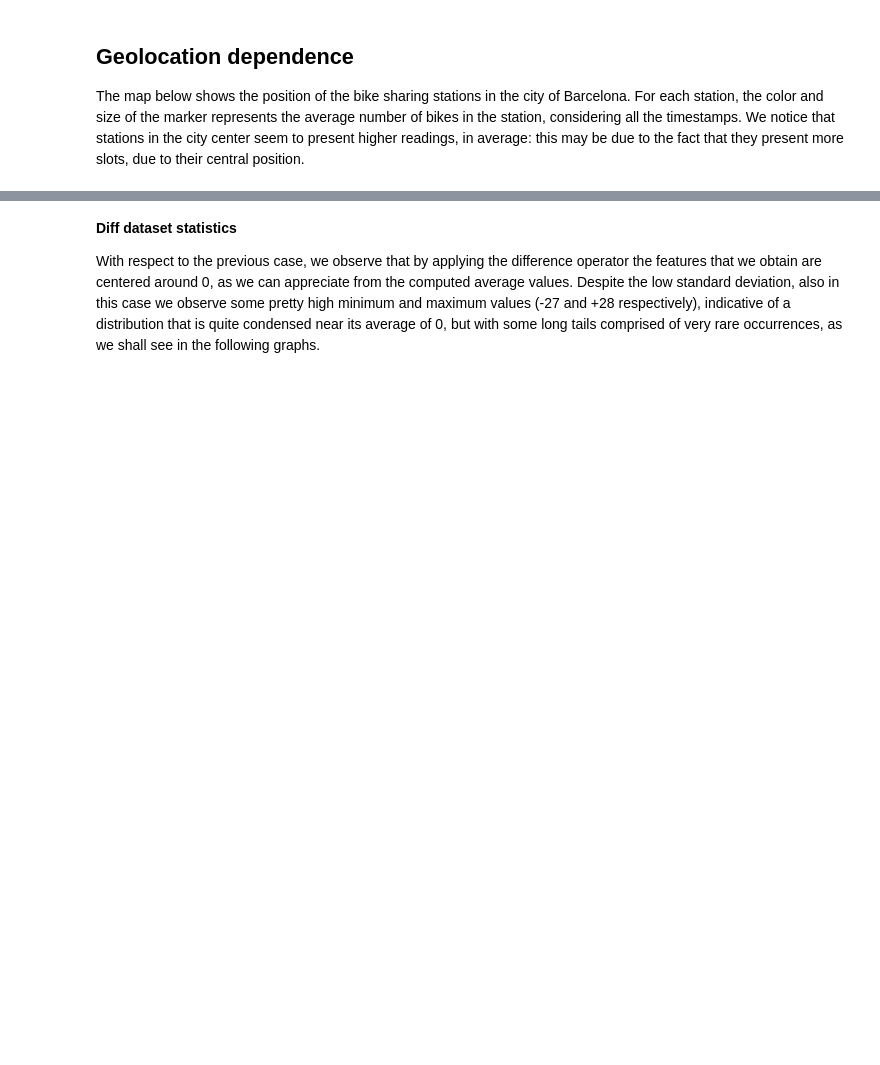
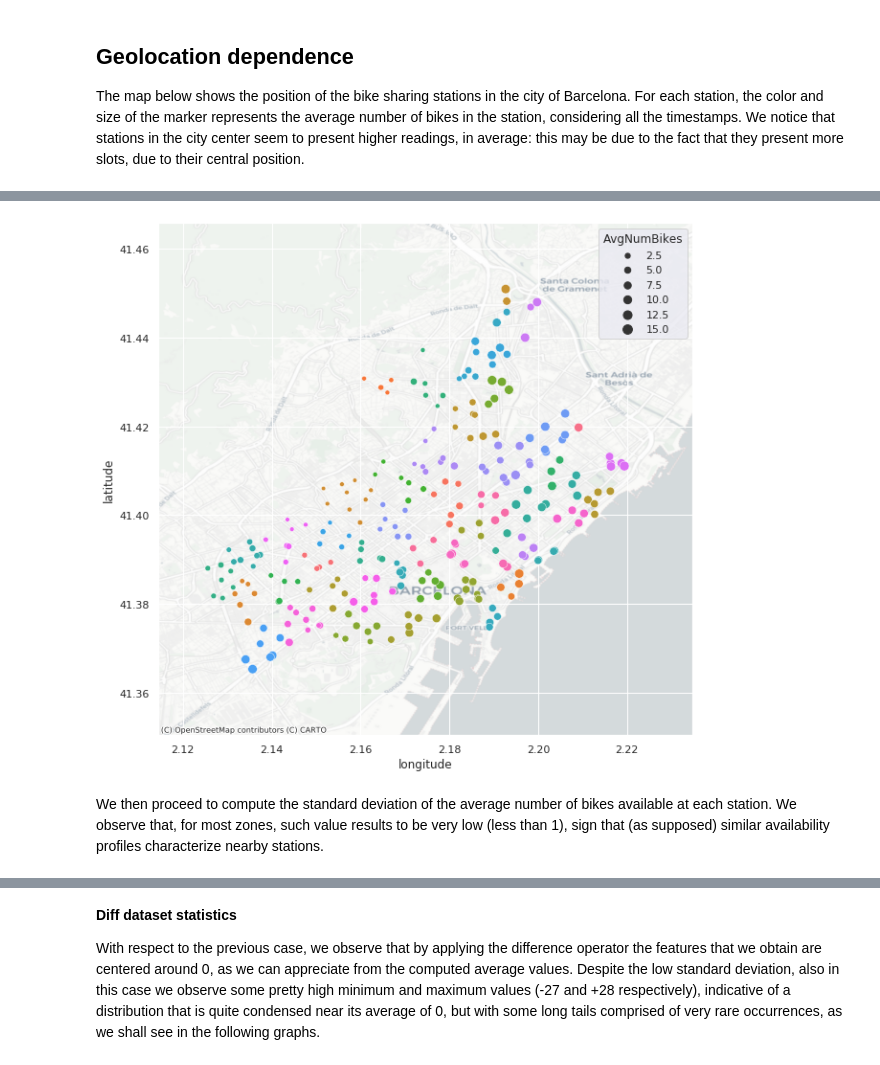
Before and after one commit to mattecora/BikeSharingAvailabilityPredictor, a Jupyter notebook: 01_data_exploration.ipynb, the cells around one changed output, grey strips where cells are left out. Drawn from its saved outputs; the diff is of its cells as text; code cells hidden in the pictures; blank space fills up the shorter version.

```diff
--- a/01_data_exploration.ipynb
+++ b/01_data_exploration.ipynb
@@ -317,0 +293,26 @@ cx.add_basemap(ax, crs="EPSG:4326", source=cx.providers.CartoDB.Positron);
+# %%
+from pyspark.ml import Pipeline
+from pyspark.ml.feature import VectorAssembler
+from pyspark.ml.clustering import KMeans
+
+zones = Pipeline(stages=[
+    VectorAssembler(inputCols=["longitude", "latitude"], outputCol="features"),
+    KMeans(k=50, predictionCol="Zone", seed=42)
+]).fit(stationsData.filter(F.col("id") <= 283)).transform(stationsData.filter(F.col("id") <= 283)).select(F.col("id").alias("StationId"), "Zone")
+
+avgBikesPerZone = joinedTrainData \
+    .join(zones, "StationId") \
+    .groupBy("StationId", "latitude", "longitude", "Zone") \
+    .agg(F.avg("NumBikes").alias("AvgNumBikes")) \
+    .toPandas()
+avgBikesPerZone["Zone"] = avgBikesPerZone["Zone"].astype("category")
+# %%
+fig, ax = plt.subplots(figsize=(10, 10))
+sns.scatterplot(data=avgBikesPerZone, x="longitude", y="latitude", hue="Zone", size="AvgNumBikes", ax=ax, sizes=(20, 100))
+h, l = ax.get_legend_handles_labels()
+ax.legend(h[52:], l[52:], title="AvgNumBikes")
+cx.add_basemap(ax, crs="EPSG:4326", source=cx.providers.CartoDB.Positron);
+# %% [output]
+[figure, added]
+# %% [markdown]
+We then proceed to compute the standard deviation of the average number of bikes available at each station. We observe that, for most zones, such value results to be very low (less than 1), sign that (as supposed) similar availability profiles characterize nearby stations.
```
Also changed, not shown: parts of 11 cells of this notebook, 2 other files.
